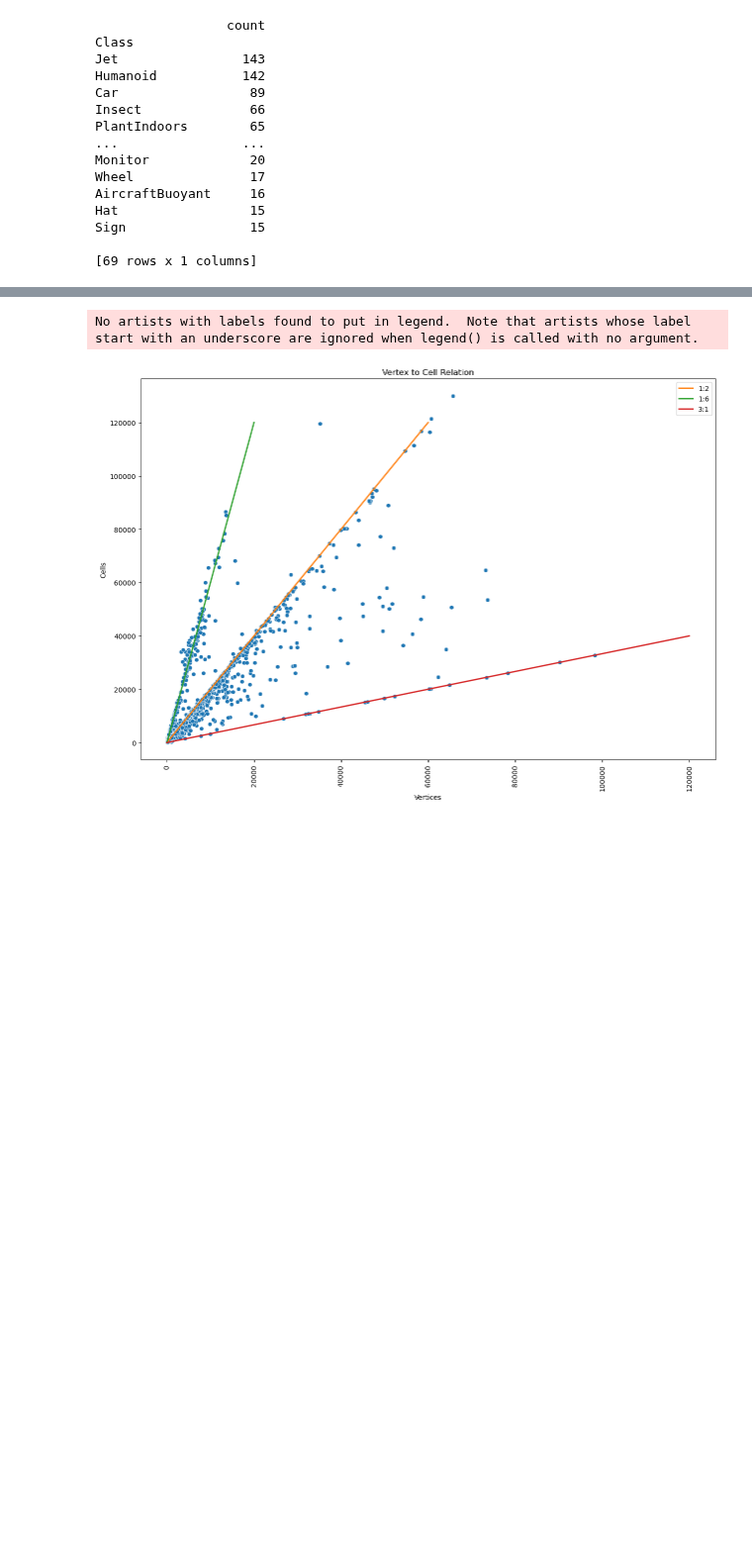
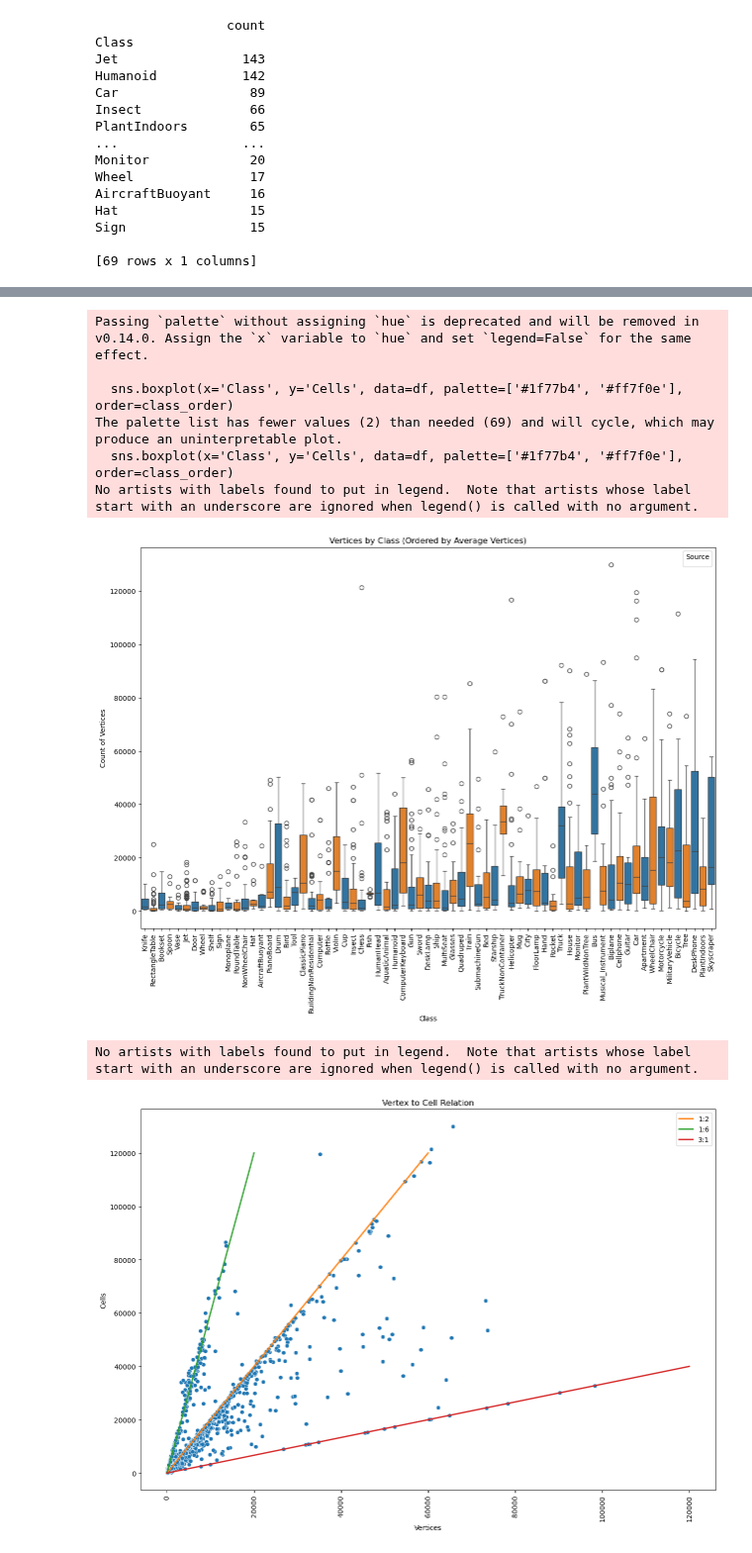
Before and after one commit to maria-raluca-st/INFOMR-final-project, a Jupyter notebook: mmdbs/database_stats.ipynb, the cells around one changed output, grey strips where cells are left out. Shown at 99% size. Cells and saved outputs as stored; diff of their text form; code cells hidden in the pictures; blank space fills up the shorter version.

```diff
--- a/mmdbs/database_stats.ipynb
+++ b/mmdbs/database_stats.ipynb
@@ -58,3 +58,26 @@ No artists with labels found to put in legend.  Note that artists whose label st
+# %%
+
+
+# Calculate the order of classes based on the mean of 'Vertices'
+class_order = df.groupby('Class')['Vertices'].mean().sort_values().index
+
+# Create the side-by-side boxplots with ordered classes
+plt.figure(figsize=(15, 10))
+sns.boxplot(x='Class', y='Cells', data=df, palette=['#1f77b4', '#ff7f0e'], order=class_order)
+plt.title('Vertices by Class (Ordered by Average Vertices)')
+plt.xlabel('Class')
+plt.ylabel('Count of Vertices')
+plt.xticks(rotation=90)  # Rotate class labels for better readability
+plt.legend(title='Source')
+plt.show()
+# %% [output]
+Passing `palette` without assigning `hue` is deprecated and will be removed in v0.14.0. Assign the `x` variable to `hue` and set `legend=False` for the same effect.
+
+  sns.boxplot(x='Class', y='Cells', data=df, palette=['#1f77b4', '#ff7f0e'], order=class_order)
+The palette list has fewer values (2) than needed (69) and will cycle, which may produce an uninterpretable plot.
+  sns.boxplot(x='Class', y='Cells', data=df, palette=['#1f77b4', '#ff7f0e'], order=class_order)
+No artists with labels found to put in legend.  Note that artists whose label start with an underscore are ignored when legend() is called with no argument.
+[figure, added]
 # %%
 data = pd.DataFrame(data={"Vertices":df["Vertices"],"Cells":df["Cells"]})
 
```
Also changed, not shown: parts of 1 cell of this notebook.
